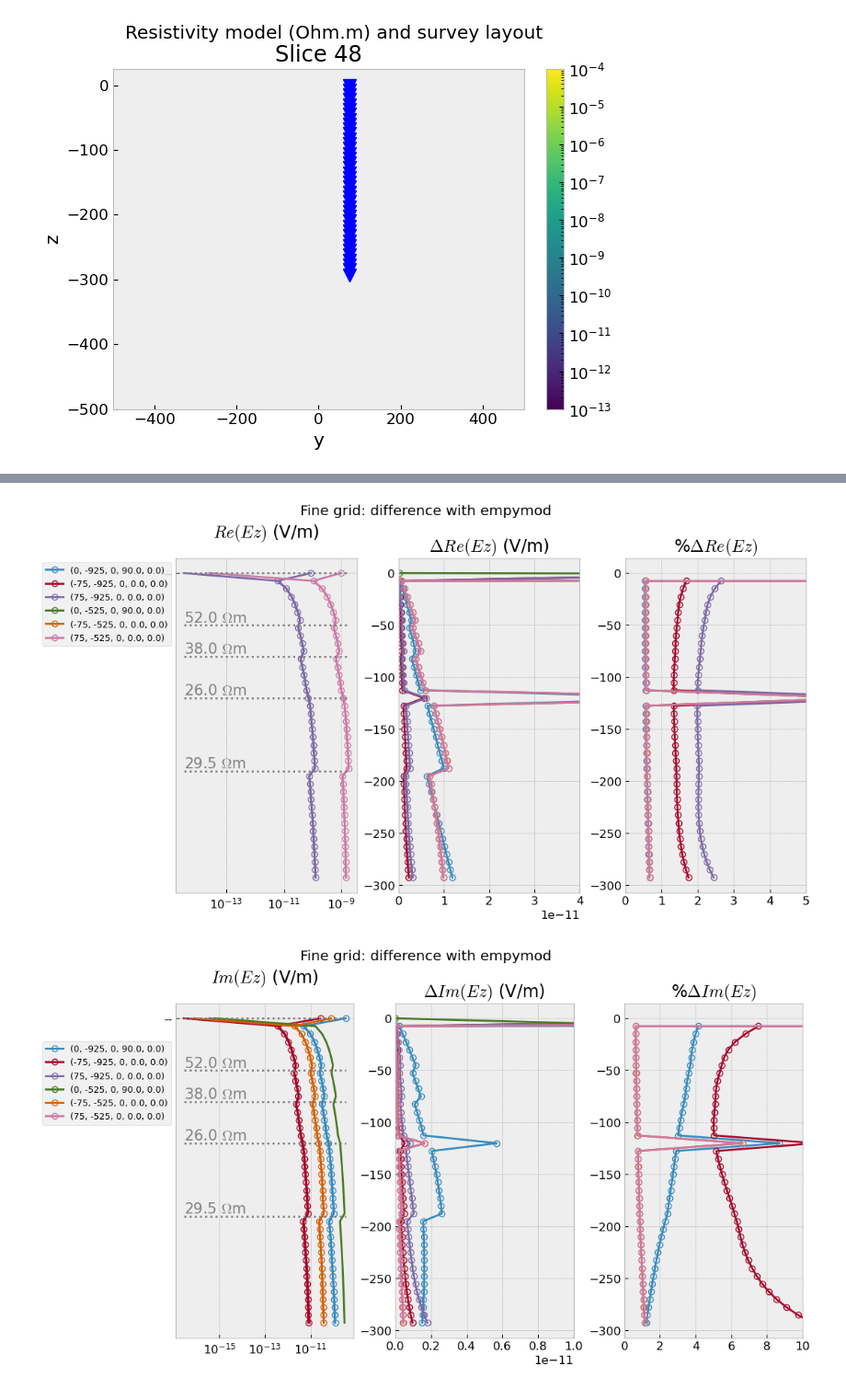
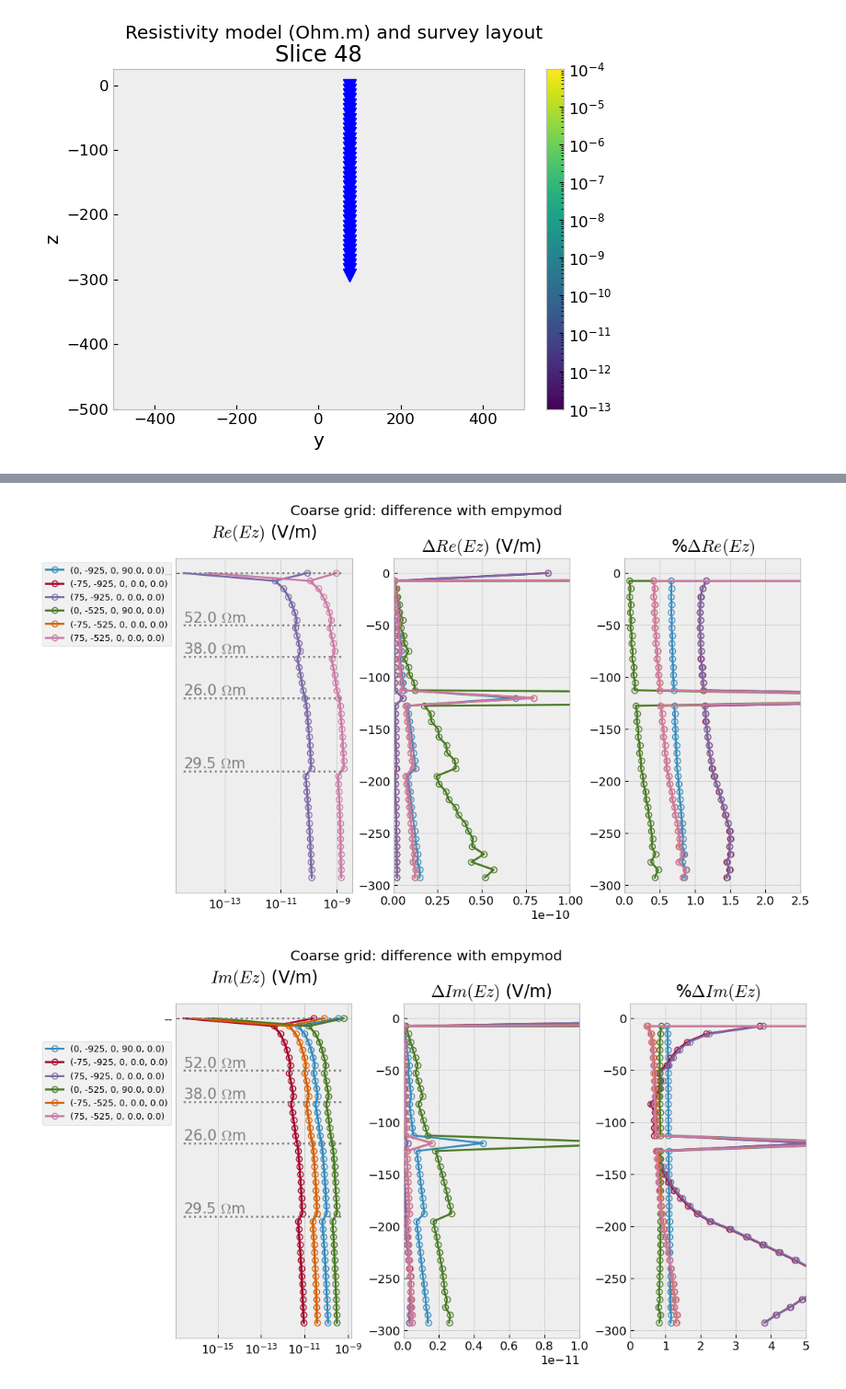
Before and after one commit to SuzannevanNoordt/Delft_HT_ATES_modeling, a Jupyter notebook: 20261112_empymod_to_grid_testing _v3.ipynb, the cells around one changed output, grey strips where cells are left out. Shown at 92% size. Saved outputs shown, nothing was run; the diff lists cells and outputs as text; code cells hidden in the pictures.

```diff
--- a/20261112_empymod_to_grid_testing _v3.ipynb
+++ b/20261112_empymod_to_grid_testing _v3.ipynb
@@ -389,6 +392,7 @@ for i in np.arange(len(src_coords)):
 c_empy_rec_lines = []
 c_empy_fields = []
 c_i_corners = []
+c_xyz_locs_list = []
 
 for i in np.arange(len(src_coords)):
     inp2['src'] = src_coords[i]
@@ -397,6 +401,7 @@ for i in np.arange(len(src_coords)):
     c_empy_field, i_corners, c_xyz_locs = empymod_to_grid(c_grids[i], inp2, normal = 'X', slice_loc = 0, range_x=[-750, 750], range_y=[-500, 500])
     c_empy_fields.append(c_empy_field)
     c_i_corners.append(i_corners)
+    c_xyz_locs_list.append(c_xyz_locs)
 
     # Get receiver line response
     c_empy_rec_lines.append(empymod.bipole(**inp2, rec = receivers))
@@ -717,7 +601,7 @@ print(np.sum(np.isfinite(c_rel_errors[i])))
 # %%
 #Plot in the entire domain
 
-i=1
+i=0
 
 #Focus on the y,z plane
 f0 = f_grids[i].plot_slice(
@@ -747,7 +631,7 @@ src_nrs = np.arange(len(src_coords))
 
 fig3, (ax31, ax32, ax33) = plt.subplots(1, 3, figsize=(11, 6), constrained_layout=True)
 
-fig3.suptitle("Fine grid: difference with empymod")
+fig3.suptitle("Coarse grid: difference with empymod")
 plt.rcParams["font.size"] = 12
 
 ax31.set_title('$|Ez|$ (V/m)')
@@ -756,16 +640,16 @@ ax33.set_title('%$\\Delta |Ez|$ (V/m)')
 
 for src_nr in src_nrs:
 
-    g_base = f_emg3d_rec_lines[src_nr] #emg3d
-    e_base = f_empy_rec_lines[src_nr] #empymod
+    g_base = c_emg3d_rec_lines[src_nr] #emg3d
+    e_base = c_empy_rec_lines[src_nr] #empymod
 
     ax31.plot(g_base.amp(), -offsets, 'C'+str(src_nr), marker='o', fillstyle= 'none', label = str(src_coords[src_nr]), linewidth=2)
     ax31.plot(e_base.amp(), -offsets, 'C'+str(src_nr), '--', linewidth=2) # scale your emg3d amplitues by the source length
 
-    ax32.plot(np.abs(g_base.amp()-e_base.amp()), -offsets, 'C'+str(src_nr), marker='o', fillstyle='none', linewidth=2)
+    ax32.plot(np.abs(g_base-e_base), -offsets, 'C'+str(src_nr), marker='o', fillstyle='none', linewidth=2)
     ax32.set_xlim([0, 1e-10])
 
-    ax33.plot(100*np.abs((g_base.amp()-e_base.amp())/e_base.amp()), -offsets, 'C'+str(src_nr), marker='o', fillstyle='none', linewidth=2)
+    ax33.plot(100*np.abs((g_base-e_base)/e_base), -offsets, 'C'+str(src_nr), marker='o', fillstyle='none', linewidth=2)
     ax33.set_xlim([0, 5])
 
 ax31.set_xscale('log')
@@ -787,7 +671,7 @@ src_nrs = np.arange(len(src_coords))
 
 fig3, (ax31, ax32, ax33) = plt.subplots(1, 3, figsize=(11, 6), constrained_layout=True)
 
-fig3.suptitle("Fine grid: difference with empymod")
+fig3.suptitle("Coarse grid: difference with empymod")
 plt.rcParams["font.size"] = 12
 
 ax31.set_title('$Re(Ez)$ (V/m)')
@@ -796,17 +680,17 @@ ax33.set_title('%$\\Delta Re(Ez)$')
 
 for src_nr in src_nrs:
 
-    g_base = f_emg3d_rec_lines[src_nr] #emg3d
-    e_base = f_empy_rec_lines[src_nr] #empymod
+    g_base = c_emg3d_rec_lines[src_nr] #emg3d
+    e_base = c_empy_rec_lines[src_nr] #empymod
 
     ax31.plot(np.real(g_base), -offsets, 'C'+str(src_nr), marker='o', fillstyle= 'none', label = str(src_coords[src_nr]), linewidth=2)
     ax31.plot(np.real(e_base), -offsets, 'C'+str(src_nr), '--', linewidth=2) # scale your emg3d amplitues by the source length
 
     ax32.plot(np.abs(np.real(g_base)-np.real(e_base)), -offsets, 'C'+str(src_nr), marker='o', fillstyle='none', linewidth=2)
-    ax32.set_xlim([0, 4e-11])
+    ax32.set_xlim([0, 1e-10])
 
     ax33.plot(100*np.abs((np.real(g_base)-np.real(e_base))/np.real(e_base)), -offsets, 'C'+str(src_nr), marker='o', fillstyle='none', linewidth=2)
-    ax33.set_xlim([0, 5])
+    ax33.set_xlim([0, 2.5])
 
 ax31.set_xscale('log')
 #ax31.set_xlim([1e-7, 1e-6])
@@ -819,7 +703,7 @@ for i in np.arange(1,len(depth)):
     ax34.text(0, depth[i]+3, str(resistivities_base[i])+' $\\Omega$m', color='gray', fontsize=15)
 ax34.set_axis_off()
 # %% [output]
-[figure, old version]
+[figure, new version]
 # %%
 # Plot differences only
 
@@ -827,36 +711,36 @@ src_nrs = np.arange(len(src_coords))
 
 fig3, (ax31, ax32, ax33) = plt.subplots(1, 3, figsize=(11, 6), constrained_layout=True)
 
-fig3.suptitle("Fine grid: difference with empymod")
+fig3.suptitle("Coarse grid: difference with empymod")
 plt.rcParams["font.size"] = 12
 
 ax31.set_title('$Im(Ez)$ (V/m)')
 ax32.set_title('$\\Delta Im(Ez)$ (V/m)')
 ax33.set_title('%$\\Delta Im(Ez)$')
 
 for src_nr in src_nrs:
 
-    g_base = f_emg3d_rec_lines[src_nr] #emg3d
-    e_base = f_empy_rec_lines[src_nr] #empymod
+    g_base = c_emg3d_rec_lines[src_nr] #emg3d
+    e_base = c_empy_rec_lines[src_nr] #empymod
 
     ax31.plot(np.imag(g_base), -offsets, 'C'+str(src_nr), marker='o', fillstyle= 'none', label = str(src_coords[src_nr]), linewidth=2)
     ax31.plot(np.imag(e_base), -offsets, 'C'+str(src_nr), '--', linewidth=2) # scale your emg3d amplitues by the source length
 
     ax32.plot(np.abs(np.imag(g_base)-np.imag(e_base)), -offsets, 'C'+str(src_nr), marker='o', fillstyle='none', linewidth=2)
     ax32.set_xlim([0, 1e-11])
 
     ax33.plot(100*np.abs((np.imag(g_base)-np.imag(e_base))/np.imag(e_base)), -offsets, 'C'+str(src_nr), marker='o', fillstyle='none', linewidth=2)
-    ax33.set_xlim([0, 10])
+    ax33.set_xlim([0, 5])
 
 ax31.set_xscale('log')
 #ax31.set_xlim([1e-7, 1e-6])
 ax31.legend(bbox_to_anchor=(0,0.9), fontsize=9)
 ax31.grid(visible=True, which='both')
 
 ax34 = ax31.twiny()
 ax34.hlines(depth, 0, 1, color='gray', ls=':', zorder=-1)
 for i in np.arange(1,len(depth)):
     ax34.text(0, depth[i]+3, str(resistivities_base[i])+' $\\Omega$m', color='gray', fontsize=15)
 ax34.set_axis_off()
 # %% [output]
-[figure, old version]
+[figure, new version]
```
Also changed, not shown: parts of 19 cells of this notebook, 5 other files.
